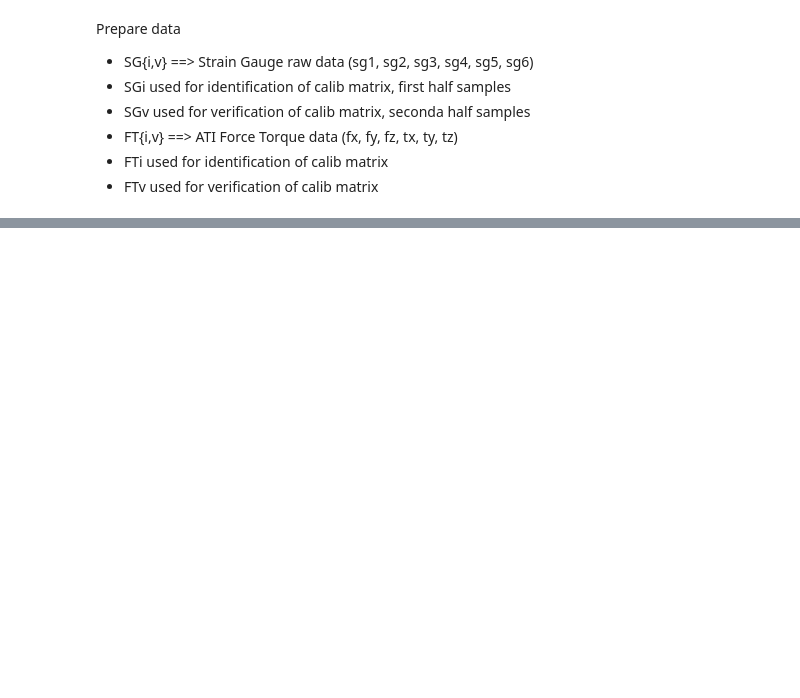
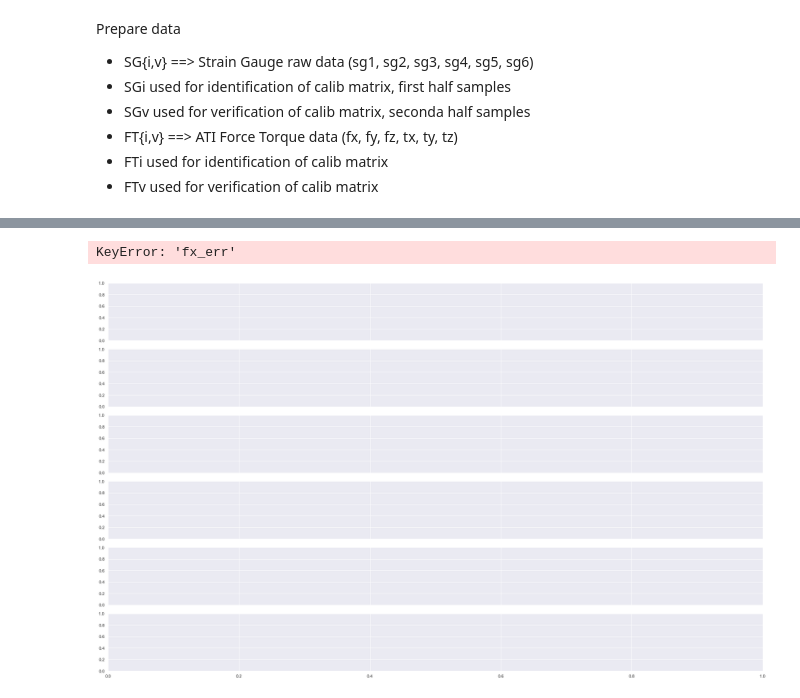
Before and after one commit to alessiomargan/pandas-snip, a Jupyter notebook: ft_calib.ipynb, the cells around one changed output, grey strips where cells are left out. Drawn from its saved outputs; the diff is of its cells as text; code cells hidden in the pictures; blank space fills up the shorter version.

```diff
--- a/ft_calib.ipynb
+++ b/ft_calib.ipynb
@@ -124,6 +171,9 @@ FTv.plot(ax=axes[1])
 # %%
-#fig, axes = plt.subplots(6,1, sharex='col', figsize=(25,15))
+#fig, axes = plt.subplots(6,1, sharex='col', figsize=(25,15))#
 #plt.tight_layout()
 
 #F_residual.fx.plot(kind='hist',bins=100)
-F_residual.iloc[1].plot()
+data["err_fx"].plot()
+# %% [output]
+KeyError: 'fx_err'
+[figure, added]
```
Also changed, not shown: parts of 8 cells of this notebook, 2 other files.
